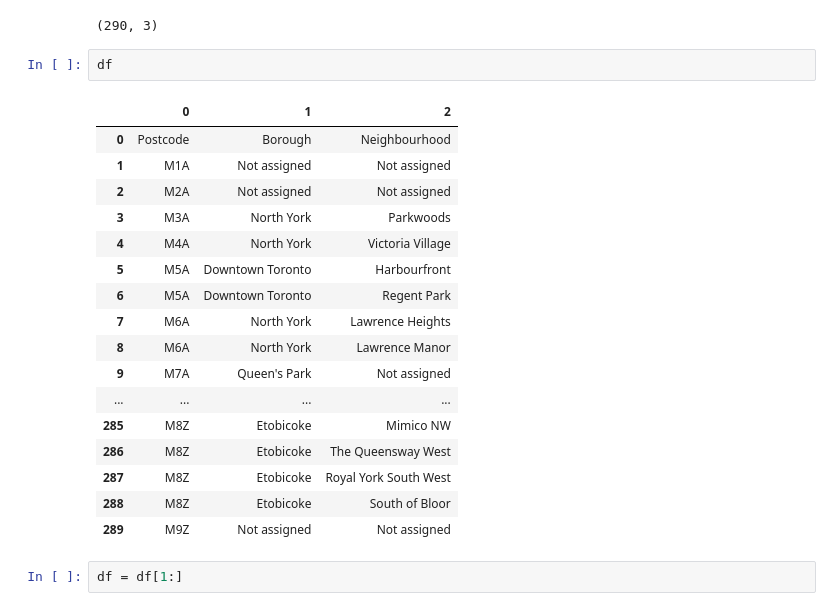
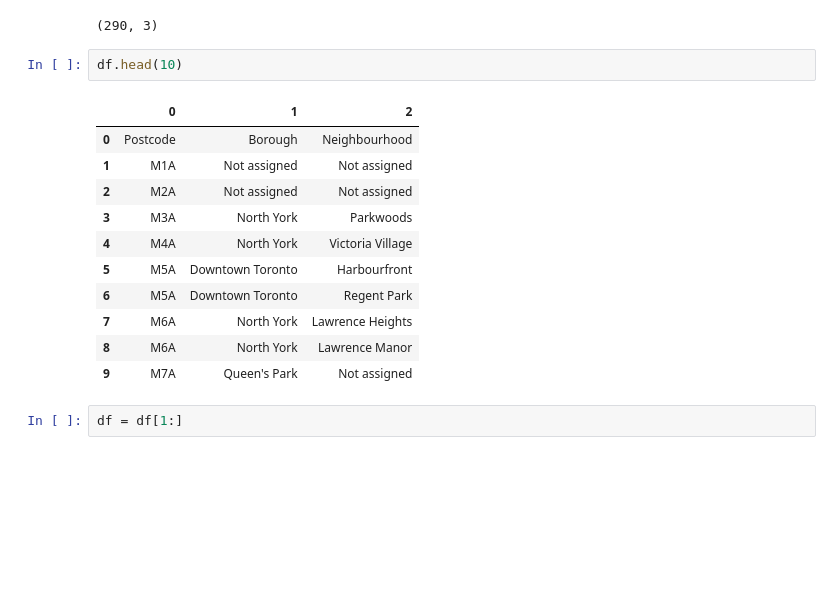
Before and after one commit to aviro092/Capstone, a Jupyter notebook: DS_Clustering.ipynb, the cells around one changed output. Drawn from its saved outputs; the diff is of its cells as text; blank space fills up the shorter version.

```diff
--- a/DS_Clustering.ipynb
+++ b/DS_Clustering.ipynb
@@ -63,25 +63,19 @@ df.shape
 # %% [output]
 (290, 3)
 # %%
-df
+df.head(10)
 # %% [output]
 |  | 0 | 1 | 2 |
 | 0 | Postcode | Borough | Neighbourhood |
 | 1 | M1A | Not assigned | Not assigned |
 | 2 | M2A | Not assigned | Not assigned |
 | 3 | M3A | North York | Parkwoods |
 | 4 | M4A | North York | Victoria Village |
 | 5 | M5A | Downtown Toronto | Harbourfront |
 | 6 | M5A | Downtown Toronto | Regent Park |
 | 7 | M6A | North York | Lawrence Heights |
 | 8 | M6A | North York | Lawrence Manor |
 | 9 | M7A | Queen's Park | Not assigned |
-| ... | ... | ... | ... |
-| 285 | M8Z | Etobicoke | Mimico NW |
-| 286 | M8Z | Etobicoke | The Queensway West |
-| 287 | M8Z | Etobicoke | Royal York South West |
-| 288 | M8Z | Etobicoke | South of Bloor |
-| 289 | M9Z | Not assigned | Not assigned |
 # %%
 df = df[1:]
 # %%
```
Also changed, not shown: parts of 33 cells of this notebook.
